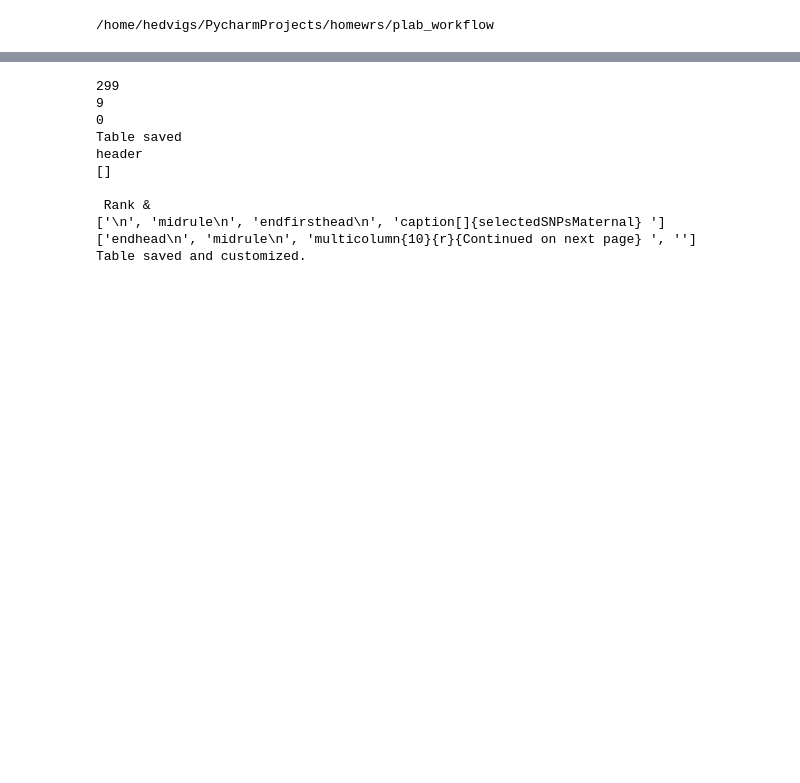
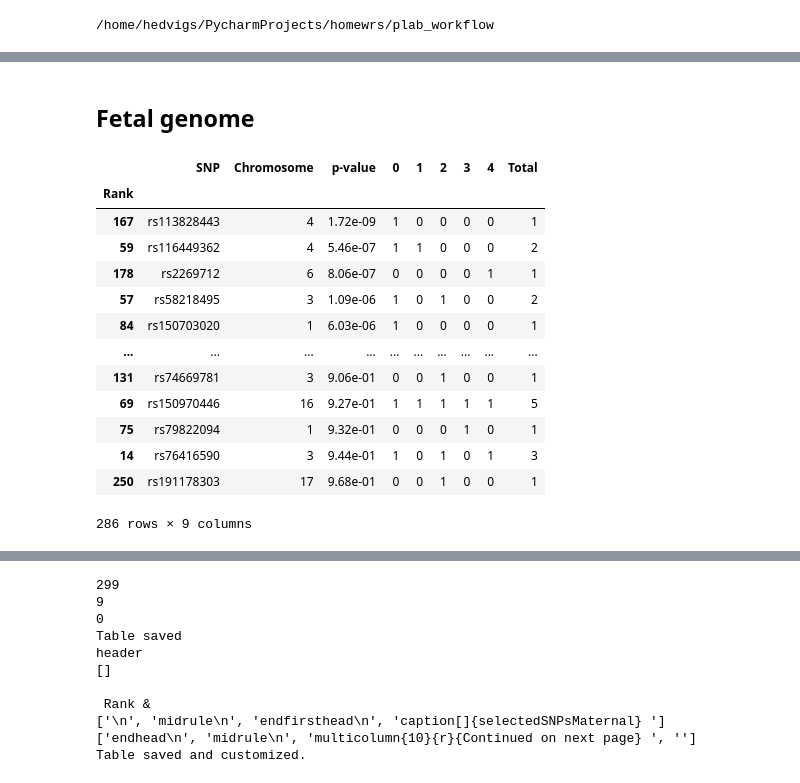
Before and after one commit to PerinatalLab/ml_genetics, a Jupyter notebook: workflow/scripts/tables/meta_tables.ipynb, the cells around one changed output, grey strips where cells are left out. Saved outputs shown, nothing was run; the diff lists cells and outputs as text; code cells hidden in the pictures; blank space fills up the shorter version.

```diff
--- a/workflow/scripts/tables/meta_tables.ipynb
+++ b/workflow/scripts/tables/meta_tables.ipynb
@@ -213,0 +226,2 @@ snp_presence
+# %% [markdown]
+## Fetal genome
@@ -213,0 +249,56 @@ snp_presence
+# %%
+# calculate the sum of score for each snp
+# fetal
+snp_f = pd.DataFrame()
+all_snps = set(snps_0f + snps_1f + snps_2f + snps_3f + snps_4f)
+snp_f['SNP'] = list(all_snps)
+
+snp_f['score0'] = snp_f['SNP'].apply(lambda x: snpr_0.loc[x, "Score"] if x in snpr_0.index else 0)
+snp_f['score1'] = snp_f['SNP'].apply(lambda x: snpr_1.loc[x, "Score"] if x in snpr_1.index else 0)
+snp_f['score2'] = snp_f['SNP'].apply(lambda x: snpr_2.loc[x, "Score"] if x in snpr_2.index else 0)
+snp_f['score3'] = snp_f['SNP'].apply(lambda x: snpr_3.loc[x, "Score"] if x in snpr_3.index else 0)
+snp_f['score4'] = snp_f['SNP'].apply(lambda x: snpr_4.loc[x, "Score"] if x in snpr_4.index else 0)
+score_cols = ['score0', 'score1', 'score2', 'score3', 'score4']
+snp_f['score_sum'] = snp_f[score_cols].apply(lambda row: np.sum(row), axis=1)
+snp_f.sort_values('score_sum', ascending=False, inplace=True)
+snp_f.reset_index(inplace=True, drop=True)
+
+snp_f.index.name="Rank"
+snp_f.reset_index(inplace=True)
+snp_f.set_index('SNP', inplace=True)
+# %%
+# Only fetal
+snp_presence = pd.DataFrame()
+all_snps = set(snps_0f + snps_1f + snps_2f + snps_3f + snps_4f)
+snp_presence['SNP'] = list(all_snps)
+snp_presence['Chromosome'] = snp_presence['SNP'].apply(lambda x: snp_list_pval.loc[x, 'CHR'] if x in snp_list_pval.index else np.nan)
+snp_presence['p-value'] = snp_presence['SNP'].apply(lambda x: snp_list_pval.loc[x, 'P'] if x in snp_list_pval.index else np.nan)
+snp_presence['Rank'] = snp_presence['SNP'].apply(lambda x: snp_f.loc[x, "Rank"] if x in snp_f.index else np.nan)
+# Determine presence in each group and assign values
+snp_presence['0'] = snp_presence['SNP'].apply(lambda x: 1 if x in snps_0f else 0)
+snp_presence['1'] = snp_presence['SNP'].apply(lambda x: 1 if x in snps_1f else 0)
+snp_presence['2'] = snp_presence['SNP'].apply(lambda x: 1 if x in snps_2f else 0)
+snp_presence['3'] = snp_presence['SNP'].apply(lambda x: 1 if x in snps_3f else 0)
+snp_presence['4'] = snp_presence['SNP'].apply(lambda x: 1 if x in snps_4f else 0)
+
+fold_cols = ['0', '1', '2', '3', '4']
+snp_presence['Total'] = snp_presence[fold_cols].apply(lambda row: sum(row), axis=1)
+snp_presence.sort_values('p-value', inplace=True)
+snp_presence.set_index("Rank", inplace=True)
+snp_presence_f = snp_presence
+snp_presence#[snp_presence.Total==5]
+# %% [output]
+|  | SNP | Chromosome | p-value | 0 | 1 | 2 | 3 | 4 | Total |
+| Rank |  |  |  |  |  |  |  |  |  |
+| 167 | rs113828443 | 4 | 1.72e-09 | 1 | 0 | 0 | 0 | 0 | 1 |
+| 59 | rs116449362 | 4 | 5.46e-07 | 1 | 1 | 0 | 0 | 0 | 2 |
+| 178 | rs2269712 | 6 | 8.06e-07 | 0 | 0 | 0 | 0 | 1 | 1 |
+| 57 | rs58218495 | 3 | 1.09e-06 | 1 | 0 | 1 | 0 | 0 | 2 |
+| 84 | rs150703020 | 1 | 6.03e-06 | 1 | 0 | 0 | 0 | 0 | 1 |
+| ... | ... | ... | ... | ... | ... | ... | ... | ... | ... |
+| 131 | rs74669781 | 3 | 9.06e-01 | 0 | 0 | 1 | 0 | 0 | 1 |
+| 69 | rs150970446 | 16 | 9.27e-01 | 1 | 1 | 1 | 1 | 1 | 5 |
+| 75 | rs79822094 | 1 | 9.32e-01 | 0 | 0 | 0 | 1 | 0 | 1 |
+| 14 | rs76416590 | 3 | 9.44e-01 | 1 | 0 | 1 | 0 | 1 | 3 |
+| 250 | rs191178303 | 17 | 9.68e-01 | 0 | 0 | 1 | 0 | 0 | 1 |
+286 rows × 9 columns
```
Also changed, not shown: parts of 15 cells of this notebook, 2 other files.
